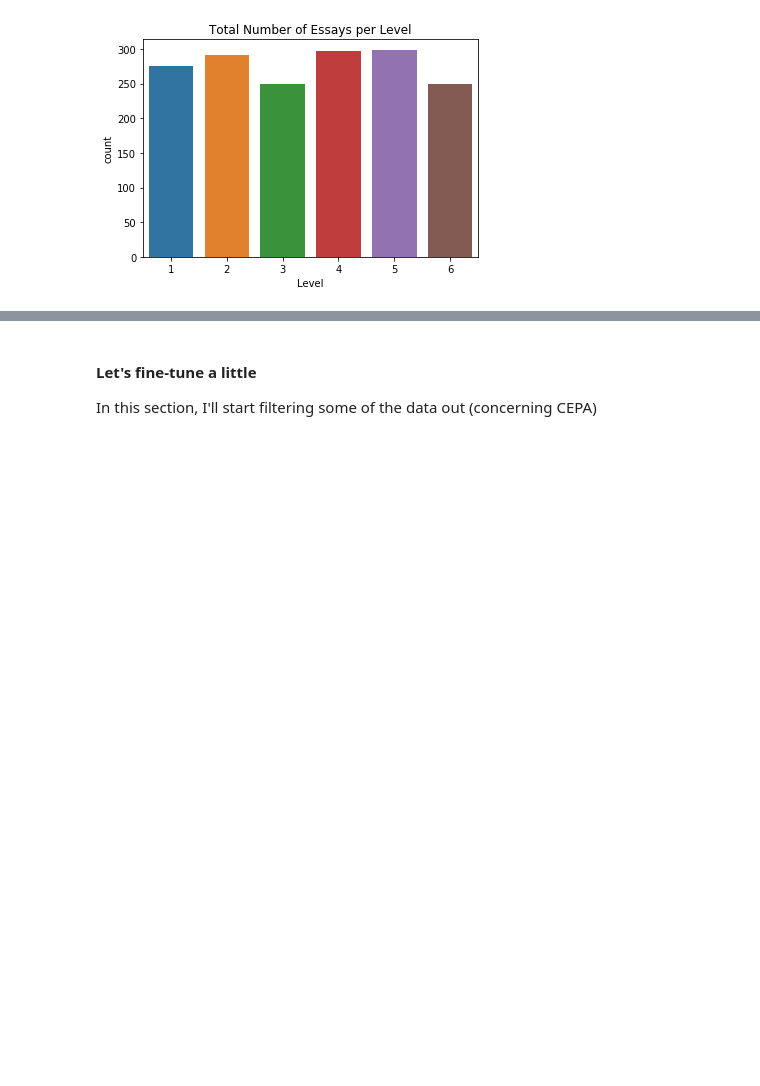
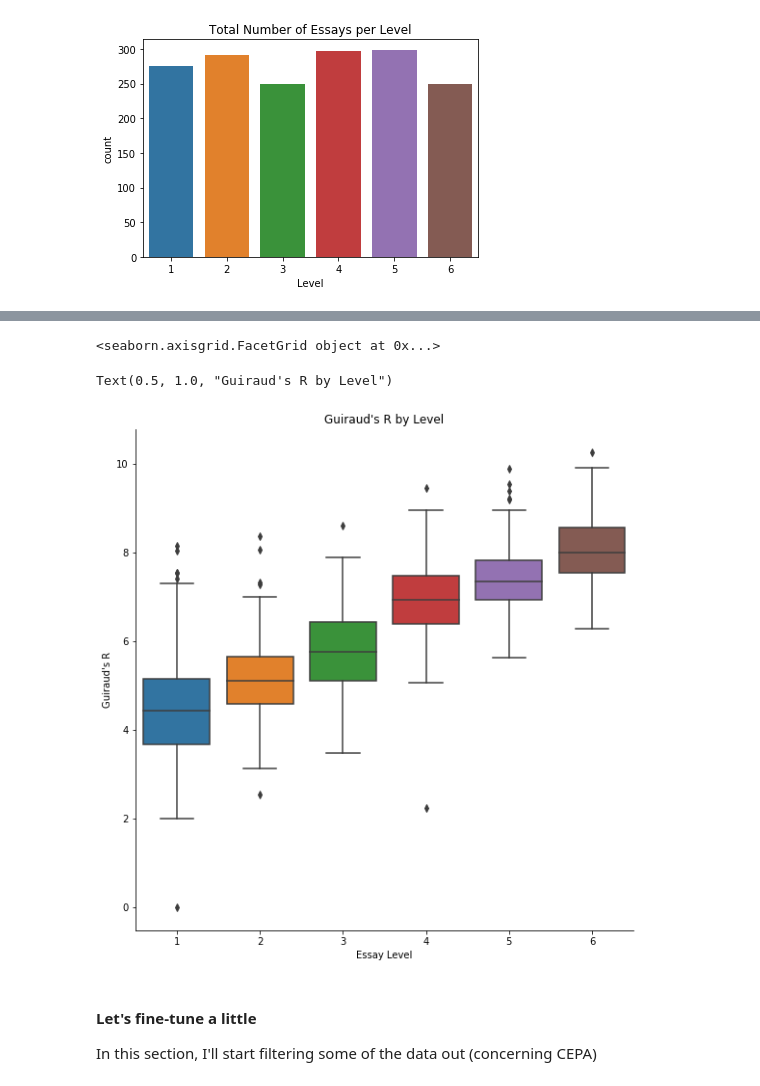
Before and after one commit to Data-Science-for-Linguists-2019/ESL-Article-Acquisition, a Jupyter notebook: exploratory-analysis/prep_data_analysis.ipynb, the cells around one changed output, grey strips where cells are left out. Drawn from its saved outputs; the diff is of its cells as text; code cells hidden in the pictures; blank space fills up the shorter version.

```diff
--- a/exploratory-analysis/prep_data_analysis.ipynb
+++ b/exploratory-analysis/prep_data_analysis.ipynb
@@ -79,3 +90,12 @@ fig2.set_axis_labels(x_var="Essay Level", y_var="Token count")
+# %%
+# Token Counts for Essays by Level
+fig3 = sns.catplot(x='Level', y='Guiraud', kind='box', data=cepa_df, height=8)
+fig3.set_axis_labels(x_var="Essay Level", y_var="Guiraud's R")
+plt.title('Guiraud\'s R by Level')
+# %% [output]
+<seaborn.axisgrid.FacetGrid object at 0x...>
+Text(0.5, 1.0, "Guiraud's R by Level")
+[figure, added]
 # %% [markdown]
 #### Let's fine-tune a little
 In this section, I'll start filtering some of the data out (concerning CEPA)
```
Also changed, not shown: parts of 5 cells of this notebook, 1 other file.
